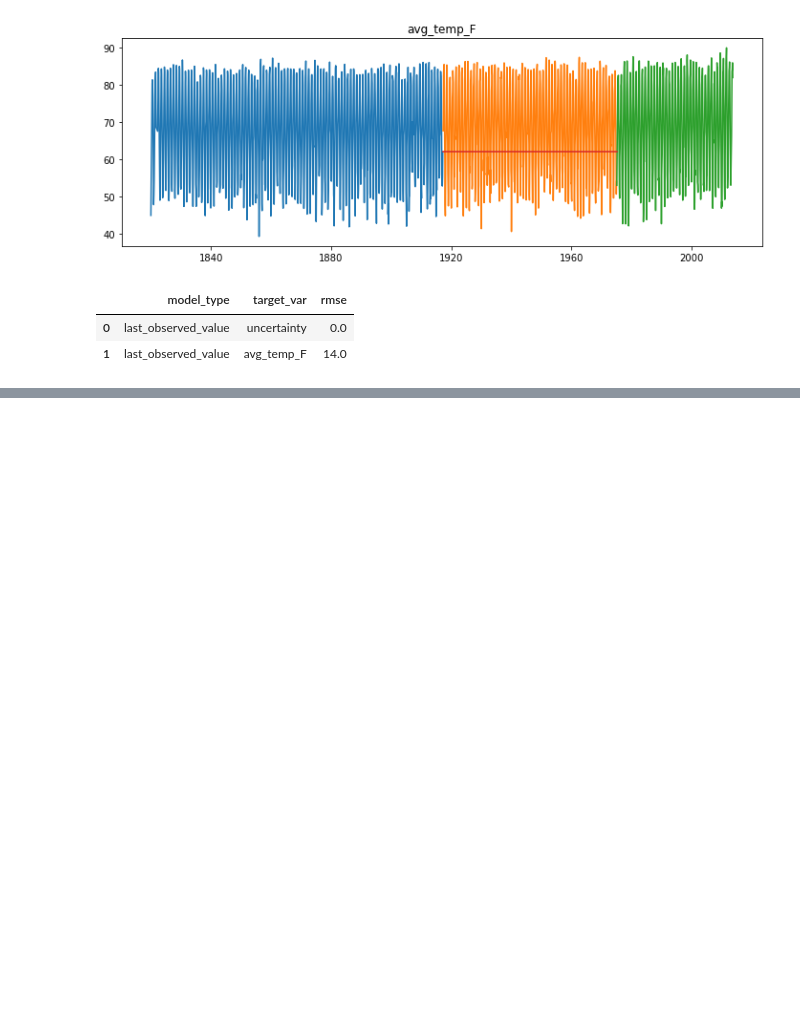
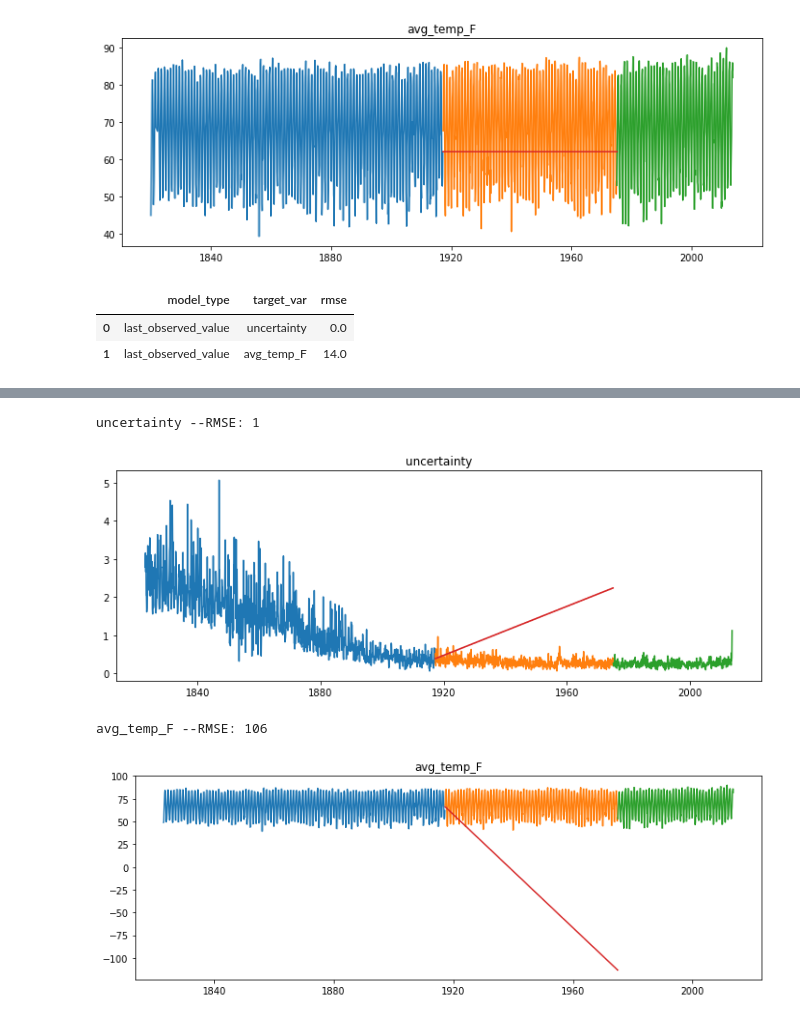
Before and after one commit to lopezelihezer/time-series-exercises, a Jupyter notebook: E2E_exercise.ipynb, the cells around one changed output, grey strips where cells are left out. Drawn from its saved outputs; the diff is of its cells as text; code cells hidden in the pictures; blank space fills up the shorter version.

```diff
--- a/E2E_exercise.ipynb
+++ b/E2E_exercise.ipynb
@@ -320,0 +354,10 @@ eval_df
+# %%
+periods = [1, 3, 4, 6, 12, 24, 60, 120]
+
+for p in periods:
+    u = round(train['uncertainty'].rolling(p).mean().iloc[-1], 2)
+    at = round(train['avg_temp_F'].rolling(p).mean().iloc[-1], 2)
+    yhat_df = pd.DataFrame({'uncertainty': [u], 'avg_temp_F': [at]}, index = validate.index)
+    yhat_df.head(2)
+    eval_df = append_eval_df(model_type = f'{p}M moving average', target_var = 'uncertainty')
+    eval_df = append_eval_df(model_type = f'{p}M moving average', target_var = 'avg_temp_F')
@@ -320,0 +401,13 @@ eval_df
+# %%
+for col in train.columns:
+    # creating the holt object
+    model = Holt(train[col], exponential = False)
+    # fit the model providing the alpha/smoothing level and beta/smoothing slope
+    model = model.fit(smoothing_level = .1,
+                      smoothing_slope = .1,
+                      optimized = False
+                     )
+    # predict/forcast providing the start and end dates
+    yhat = model.predict(start = validate.index[0], end = validate.index[-1])
+
+    yhat_df[col] = round(yhat, 2)
@@ -320,0 +424,9 @@ eval_df
+# %%
+for col in train.columns:
+    eval_df = append_eval_df(model_type = 'Holts a=.1 b=.1', target_var = col)
+    plot_and_eval(target_var = col)
+# %% [output]
+uncertainty --RMSE: 1
+[figure, added]
+avg_temp_F --RMSE: 106
+[figure, added]
```
Also changed, not shown: parts of 34 cells of this notebook.
